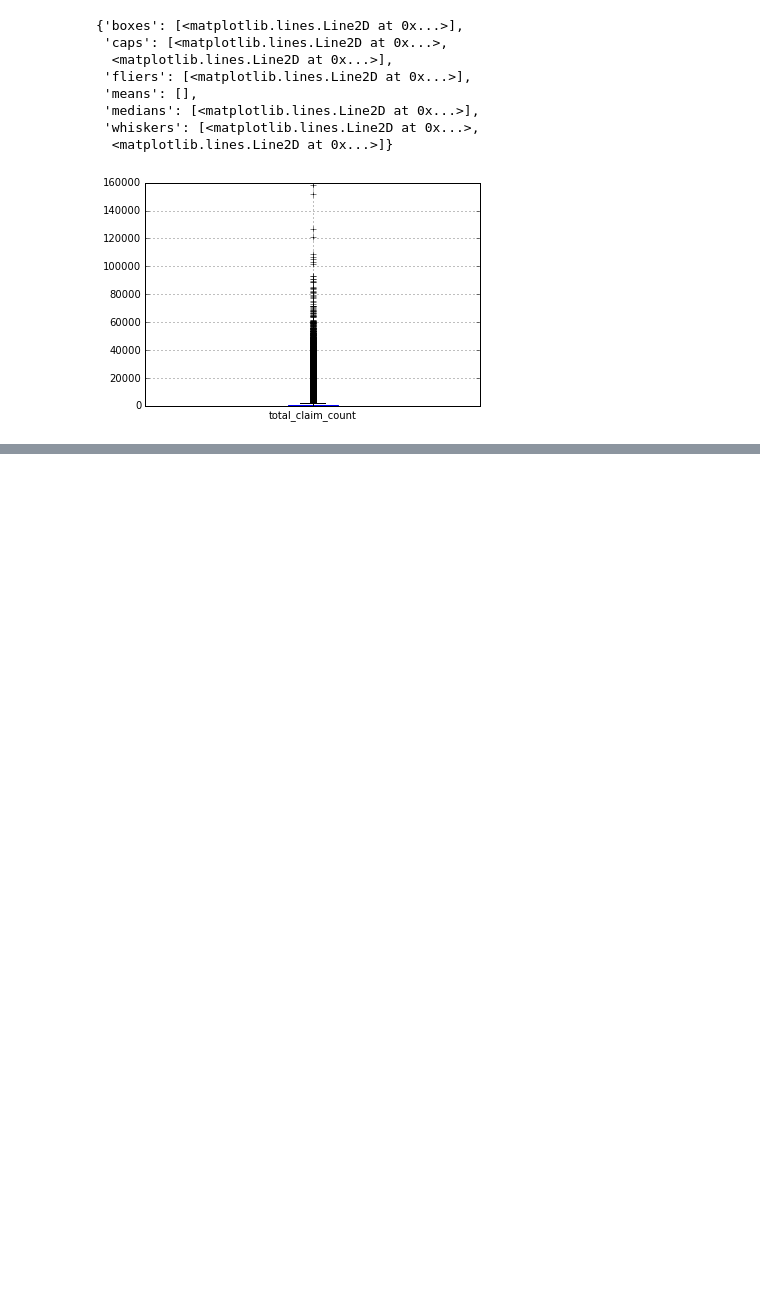
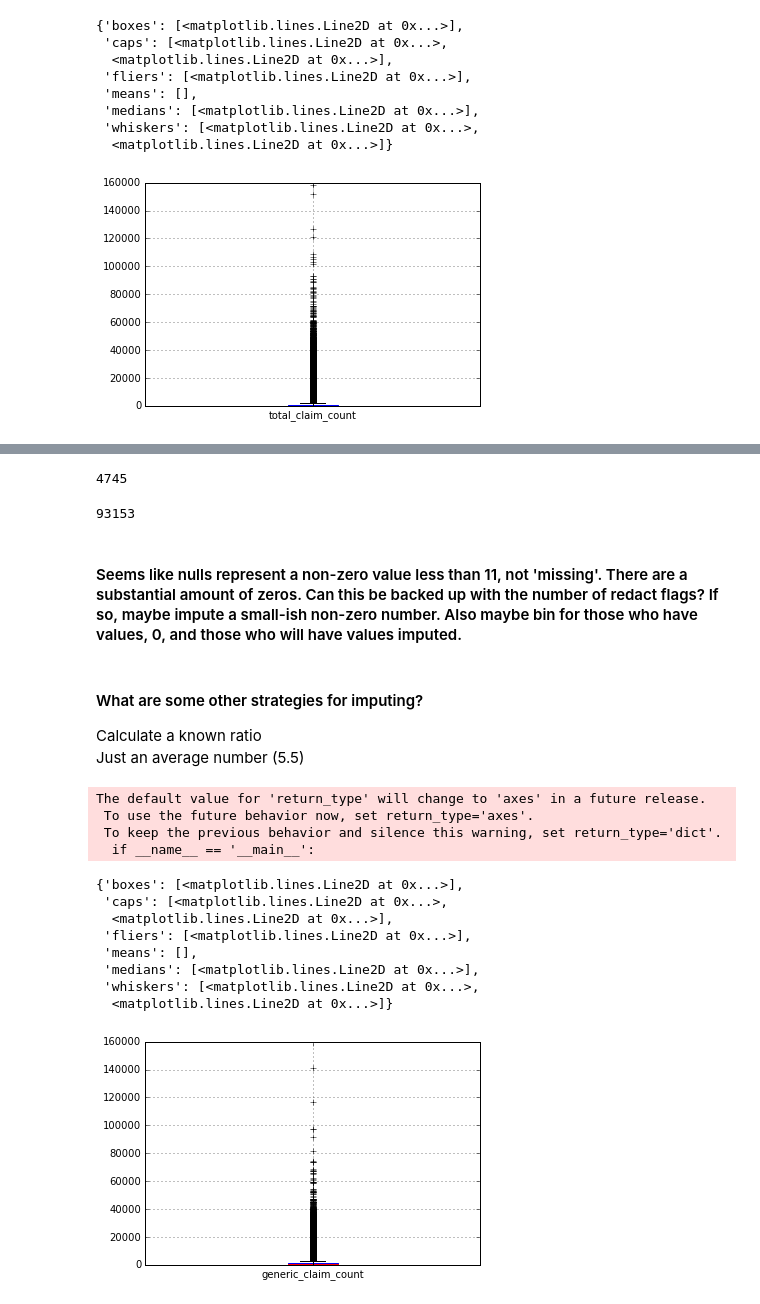
Before and after one commit to aurel1212/medicare-project, a Jupyter notebook: script/npi_13_EDA.ipynb, the cells around one changed output, grey strips where cells are left out. Cells and saved outputs as stored; diff of their text form; code cells hidden in the pictures; blank space fills up the shorter version.

```diff
--- a/script/npi_13_EDA.ipynb
+++ b/script/npi_13_EDA.ipynb
@@ -134,0 +213,30 @@ The default value for 'return_type' will change to 'axes' in a future release.
+# %%
+np.sum(df_npi['generic_claim_count']==0)
+# %% [output]
+4745
+# %%
+np.sum(df_npi['brand_claim_count']==0)
+# %% [output]
+93153
+# %% [markdown]
+#### Seems like nulls represent a non-zero value less than 11, not 'missing'. There are a substantial amount of zeros. Can this be backed up with the number of redact flags? If so, maybe impute a small-ish non-zero number. Also maybe bin for those who have values, 0, and those who will have values imputed.
+# %% [markdown]
+#### What are some other strategies for imputing?
+Calculate a known ratio
+Just an average number (5.5)
+# %%
+df_npi.boxplot(column = 'generic_claim_count')
+# %% [output]
+The default value for 'return_type' will change to 'axes' in a future release.
+ To use the future behavior now, set return_type='axes'.
+ To keep the previous behavior and silence this warning, set return_type='dict'.
+  if __name__ == '__main__':
+{'boxes': [<matplotlib.lines.Line2D at 0x...>],
+ 'caps': [<matplotlib.lines.Line2D at 0x...>,
+  <matplotlib.lines.Line2D at 0x...>],
+ 'fliers': [<matplotlib.lines.Line2D at 0x...>],
+ 'means': [],
+ 'medians': [<matplotlib.lines.Line2D at 0x...>],
+ 'whiskers': [<matplotlib.lines.Line2D at 0x...>,
+  <matplotlib.lines.Line2D at 0x...>]}
+[figure, added]
```
Also changed, not shown: parts of 7 cells of this notebook.
